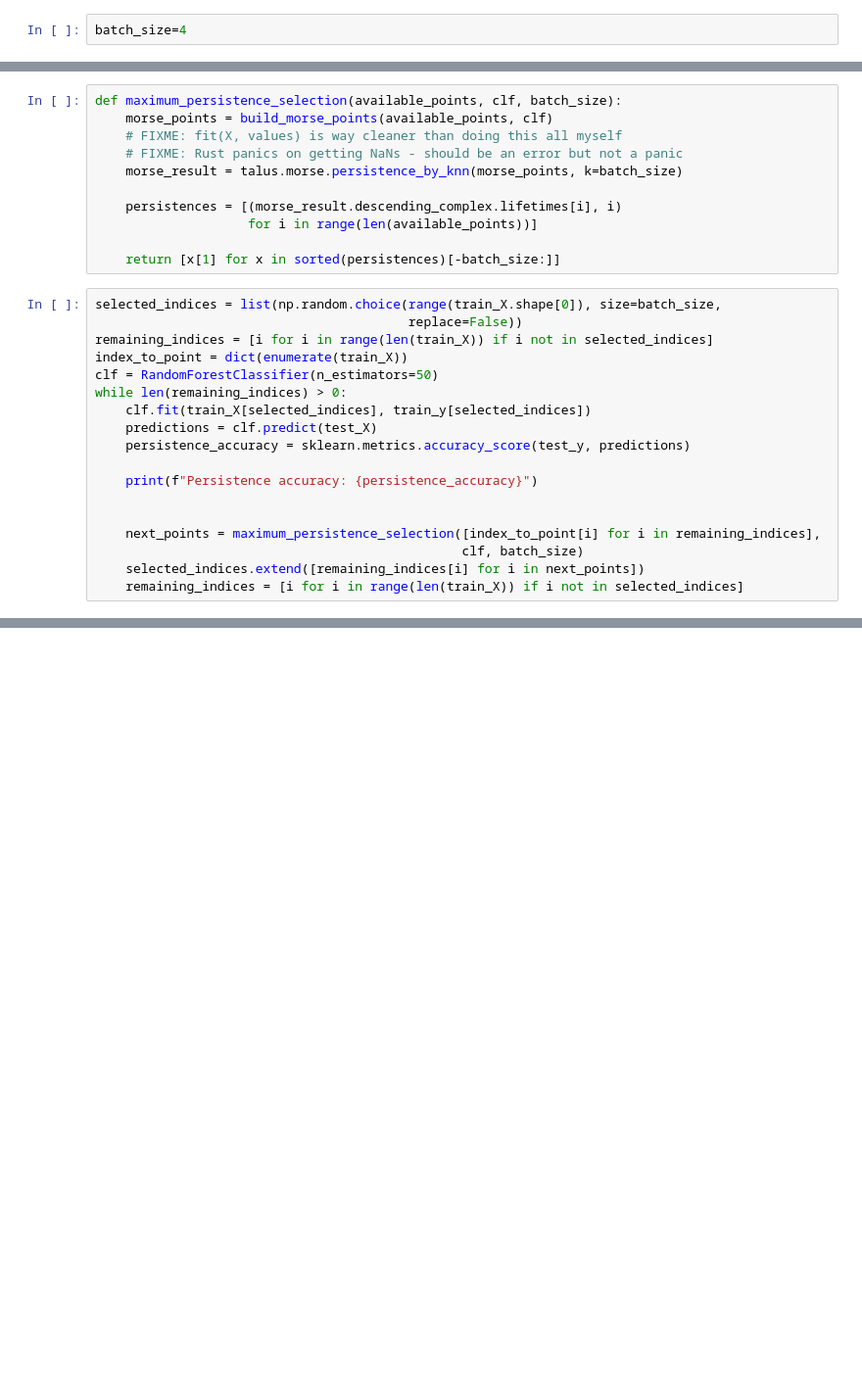
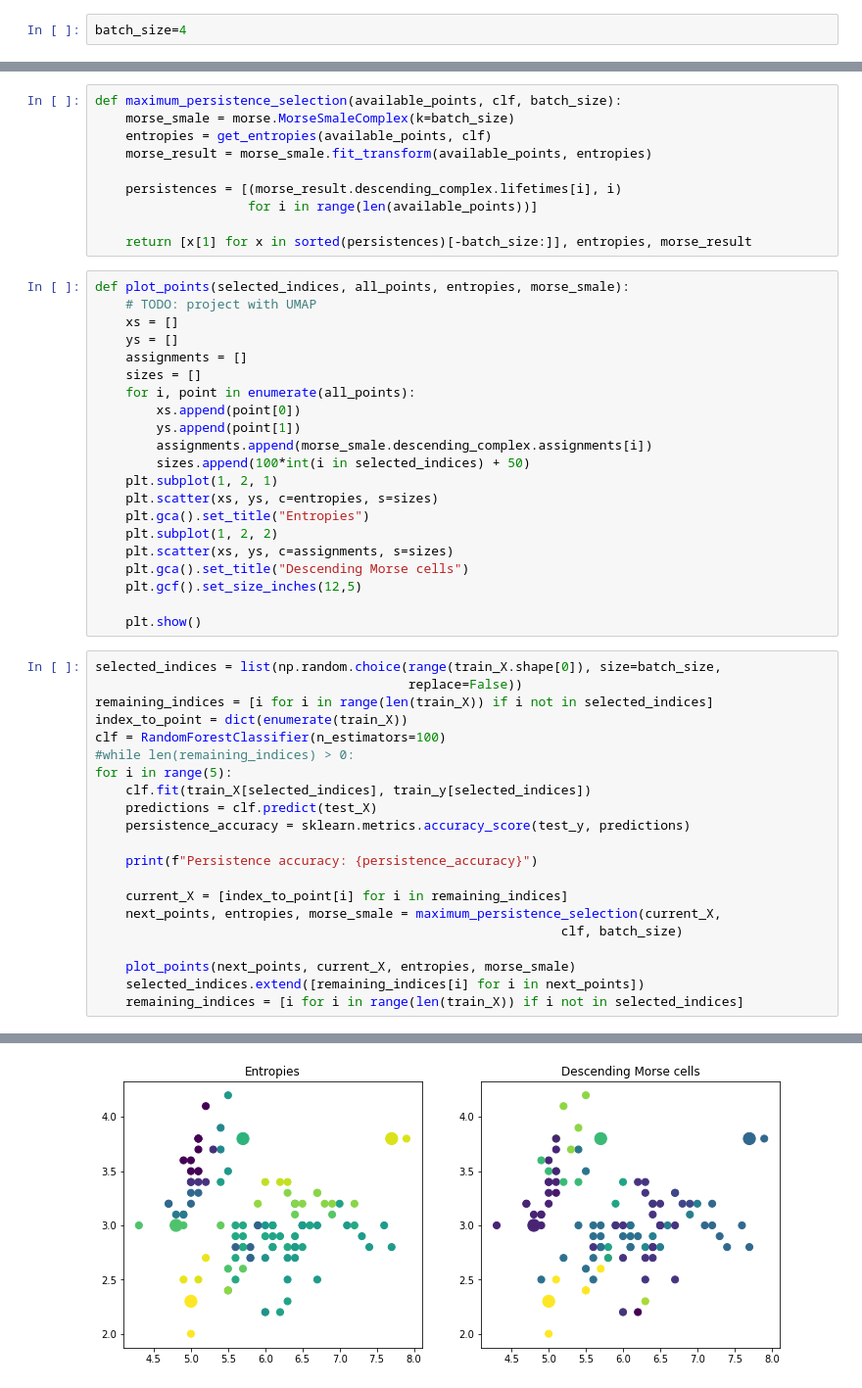
Before and after one commit to scotthellman/talus, a Jupyter notebook: examples/active-learning.ipynb, the cells around one changed output, grey strips where cells are left out. Shown: that part at 98% size. Cells and saved outputs as stored; diff of their text form; blank space fills up the shorter version.

```diff
--- a/examples/active-learning.ipynb
+++ b/examples/active-learning.ipynb
@@ -28,30 +26,53 @@ def build_morse_points(points, clf):
 # %%
 def maximum_persistence_selection(available_points, clf, batch_size):
-    morse_points = build_morse_points(available_points, clf)
-    # FIXME: fit(X, values) is way cleaner than doing this all myself
-    # FIXME: Rust panics on getting NaNs - should be an error but not a panic
-    morse_result = talus.morse.persistence_by_knn(morse_points, k=batch_size)
+    morse_smale = morse.MorseSmaleComplex(k=batch_size)
+    entropies = get_entropies(available_points, clf)
+    morse_result = morse_smale.fit_transform(available_points, entropies)
 
     persistences = [(morse_result.descending_complex.lifetimes[i], i)
                     for i in range(len(available_points))]
 
-    return [x[1] for x in sorted(persistences)[-batch_size:]]
+    return [x[1] for x in sorted(persistences)[-batch_size:]], entropies, morse_result
+# %%
+def plot_points(selected_indices, all_points, entropies, morse_smale):
+    # TODO: project with UMAP
+    xs = []
+    ys = []
+    assignments = []
+    sizes = []
+    for i, point in enumerate(all_points):
+        xs.append(point[0])
+        ys.append(point[1])
+        assignments.append(morse_smale.descending_complex.assignments[i])
+        sizes.append(100*int(i in selected_indices) + 50)
+    plt.subplot(1, 2, 1)
+    plt.scatter(xs, ys, c=entropies, s=sizes)
+    plt.gca().set_title("Entropies")
+    plt.subplot(1, 2, 2)
+    plt.scatter(xs, ys, c=assignments, s=sizes)
+    plt.gca().set_title("Descending Morse cells")
+    plt.gcf().set_size_inches(12,5)
+
+    plt.show()
 # %%
 selected_indices = list(np.random.choice(range(train_X.shape[0]), size=batch_size,
                                          replace=False))
 remaining_indices = [i for i in range(len(train_X)) if i not in selected_indices]
 index_to_point = dict(enumerate(train_X))
-clf = RandomForestClassifier(n_estimators=50)
-while len(remaining_indices) > 0:
+clf = RandomForestClassifier(n_estimators=100)
+#while len(remaining_indices) > 0:
+for i in range(5):
     clf.fit(train_X[selected_indices], train_y[selected_indices])
     predictions = clf.predict(test_X)
     persistence_accuracy = sklearn.metrics.accuracy_score(test_y, predictions)
 
     print(f"Persistence accuracy: {persistence_accuracy}")
 
+    current_X = [index_to_point[i] for i in remaining_indices]
+    next_points, entropies, morse_smale = maximum_persistence_selection(current_X,
+                                                             clf, batch_size)
 
-    next_points = maximum_persistence_selection([index_to_point[i] for i in remaining_indices],
-                                                clf, batch_size)
+    plot_points(next_points, current_X, entropies, morse_smale)
     selected_indices.extend([remaining_indices[i] for i in next_points])
     remaining_indices = [i for i in range(len(train_X)) if i not in selected_indices]
 # %% [output]
@@ -74,0 +80 @@ Persistence accuracy: 0.9473684210526315
+[figure, added]
```
Also changed, not shown: parts of 4 cells of this notebook, 1 other file.
